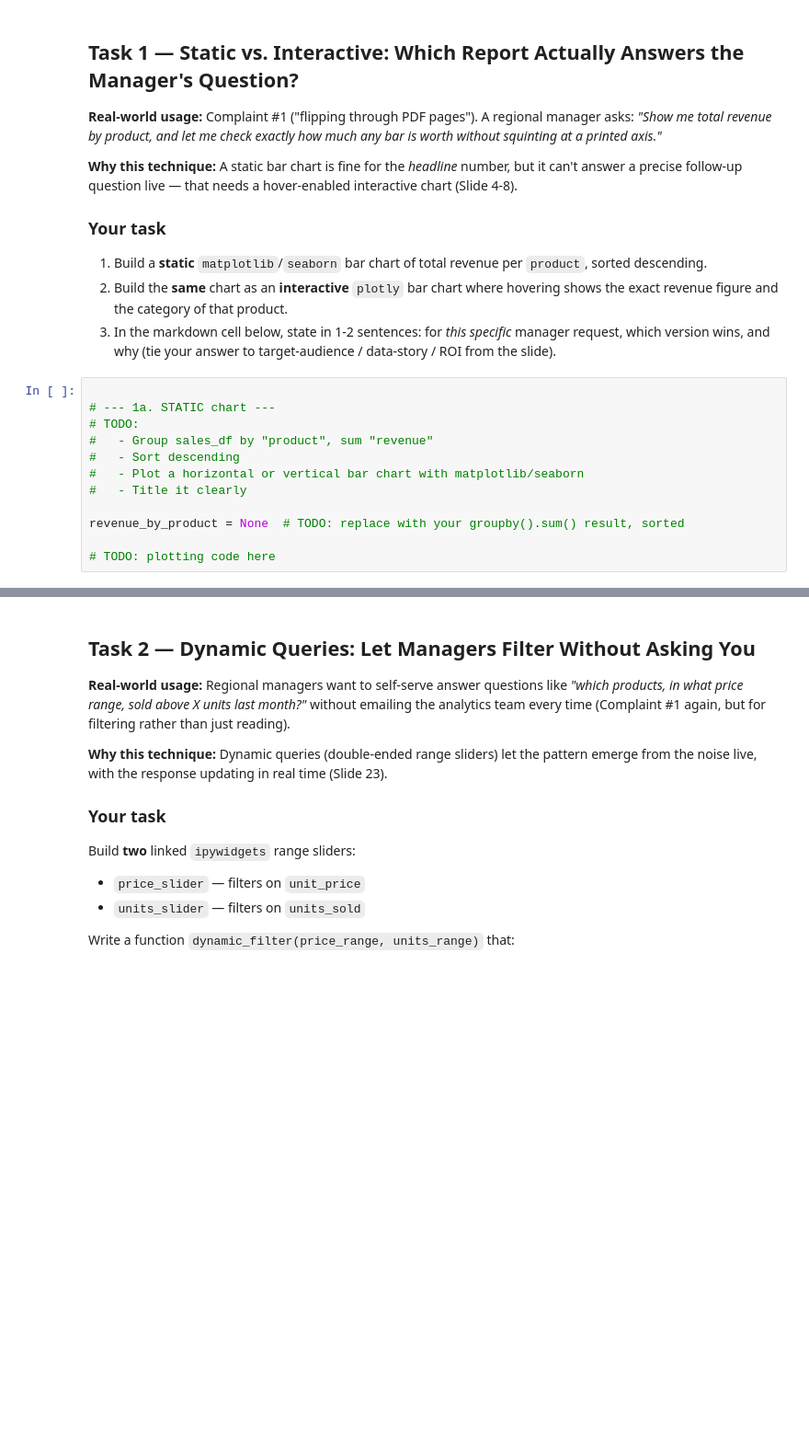
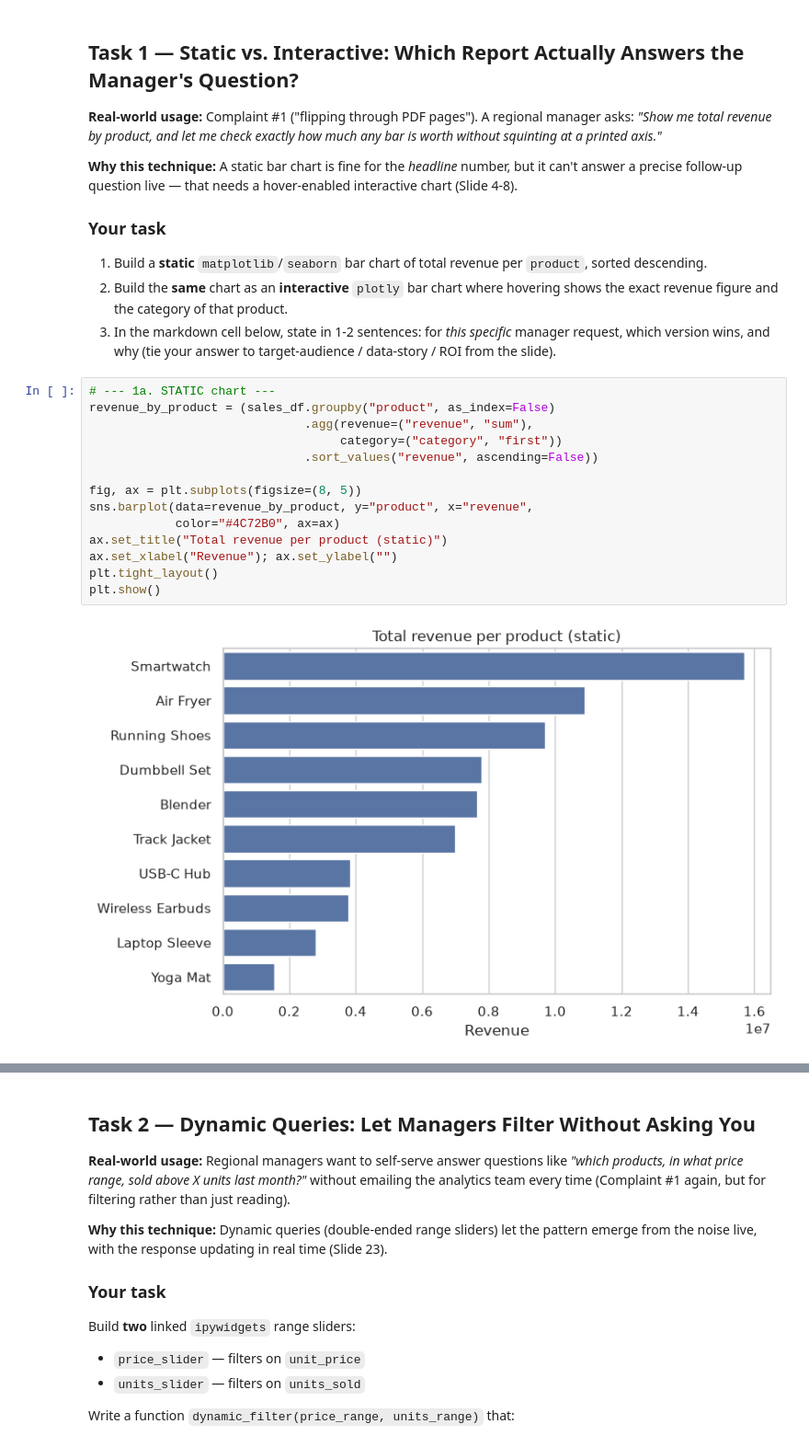
Before and after one commit to mrwhats-it/vdui-assignments, a Jupyter notebook: unit2/Unit2_ppt1_activity.ipynb, the cells around one changed output, grey strips where cells are left out. Shown at 92% size. Drawn from its saved outputs; the diff is of its cells as text; blank space fills up the shorter version.

```diff
--- a/unit2/Unit2_ppt1_activity.ipynb
+++ b/unit2/Unit2_ppt1_activity.ipynb
@@ -133,15 +139,19 @@ precise follow-up question live — that needs a hover-enabled interactive chart
 3. In the markdown cell below, state in 1-2 sentences: for *this specific* manager request, which
    version wins, and why (tie your answer to target-audience / data-story / ROI from the slide).
 # %%
+# --- 1a. STATIC chart ---
+revenue_by_product = (sales_df.groupby("product", as_index=False)
+                              .agg(revenue=("revenue", "sum"),
+                                   category=("category", "first"))
+                              .sort_values("revenue", ascending=False))
 
-# --- 1a. STATIC chart ---
-# TODO:
-#   - Group sales_df by "product", sum "revenue"
-#   - Sort descending
-#   - Plot a horizontal or vertical bar chart with matplotlib/seaborn
-#   - Title it clearly
-
-revenue_by_product = None  # TODO: replace with your groupby().sum() result, sorted
-
-# TODO: plotting code here
+fig, ax = plt.subplots(figsize=(8, 5))
+sns.barplot(data=revenue_by_product, y="product", x="revenue",
+            color="#4C72B0", ax=ax)
+ax.set_title("Total revenue per product (static)")
+ax.set_xlabel("Revenue"); ax.set_ylabel("")
+plt.tight_layout()
+plt.show()
+# %% [output]
+[figure, added]
 # %%
```
Also changed, not shown: parts of 17 cells of this notebook, 6 other files.
